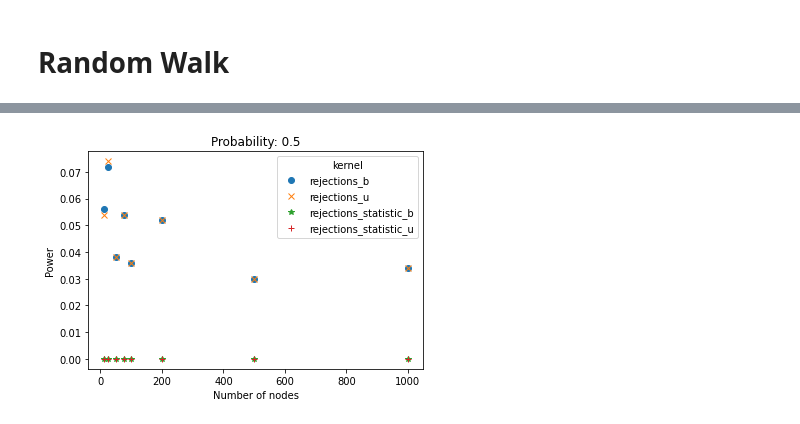
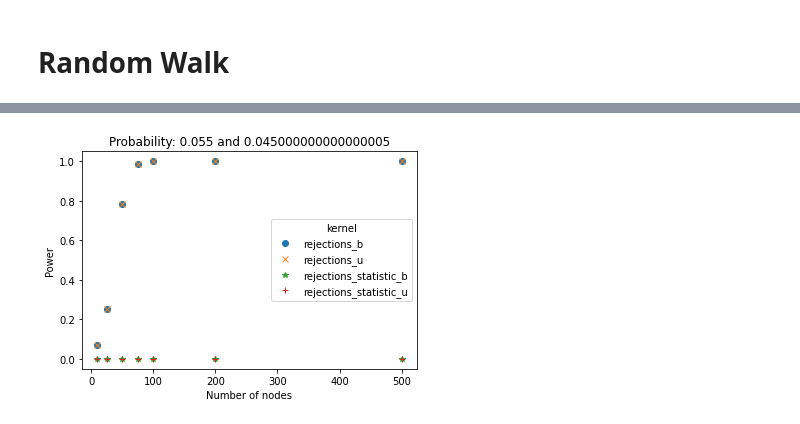
Before and after one commit to ragnarlevi/GTST, a Jupyter notebook: GraphMMDNotebook.ipynb, the cells around one changed output, grey strips where cells are left out. Cells and saved outputs as stored; diff of their text form; code cells hidden in the pictures.

```diff
--- a/GraphMMDNotebook.ipynb
+++ b/GraphMMDNotebook.ipynb
@@ -172,3 +151,3 @@ print("Unbiased hypothesis acceped:" + str(mmd_u_sample < (4*K_wlsp.max()/math.s
 # %%
-df_Binomial_WLOA = pd.read_pickle("data/run_wl_oa_10samples.pkl")
-df_Binomial_WLOA.head(20)
+df_Binomial_WLOA = pd.read_pickle("data/run_wl_oa_10samples_p05.pkl")
+#df_Binomial_WLOA.head(20)
@@ -193,23 +154,24 @@ df_Binomial_WLOA.head(20)
 # %%
 fig, ax = plt.subplots()
 
-p = 0.5
+p = 0.055
+
 
 lines, = ax.plot(df_Binomial_WLOA['nr_nodes_1'].loc[(df_Binomial_WLOA['p_edge_1'] == p)],
             df_Binomial_WLOA['rejections_b'].loc[(df_Binomial_WLOA['p_edge_1'] == p)], 'o', label='rejections_b')
 lines, = ax.plot(df_Binomial_WLOA['nr_nodes_1'].loc[(df_Binomial_WLOA['p_edge_1'] == p)],
             df_Binomial_WLOA['rejections_u'].loc[(df_Binomial_WLOA['p_edge_1'] == p)], 'x', label='rejections_u')
 lines, = ax.plot(df_Binomial_WLOA['nr_nodes_1'].loc[(df_Binomial_WLOA['p_edge_1'] == p)],
             df_Binomial_WLOA['rejections_statistic_b'].loc[(df_Binomial_WLOA['p_edge_1'] == p)], '*', label='rejections_statistic_b')
 lines, = ax.plot(df_Binomial_WLOA['nr_nodes_1'].loc[(df_Binomial_WLOA['p_edge_1'] == p)],
             df_Binomial_WLOA['rejections_statistic_u'].loc[(df_Binomial_WLOA['p_edge_1'] == p)], '+', label='rejections_statistic_u')
 
 
 
 ax.legend(title = 'kernel')
-ax.set_title("Probability: " + str(0.5 + (p-0.5)/2) + " and " + str(0.5 - (p-0.5)/2))
+ax.set_title("Probability: " + str(0.05 + round((p-0.05),3)) + " and " + str(0.05 - round((p-0.05),3)))
 ax.set_xlabel('Number of nodes')
 ax.set_ylabel('Power')
 plt.show()
 # %% [output]
-[figure, old version]
+[figure, new version]
```
Also changed, not shown: parts of 23 cells of this notebook, 18 other files.
